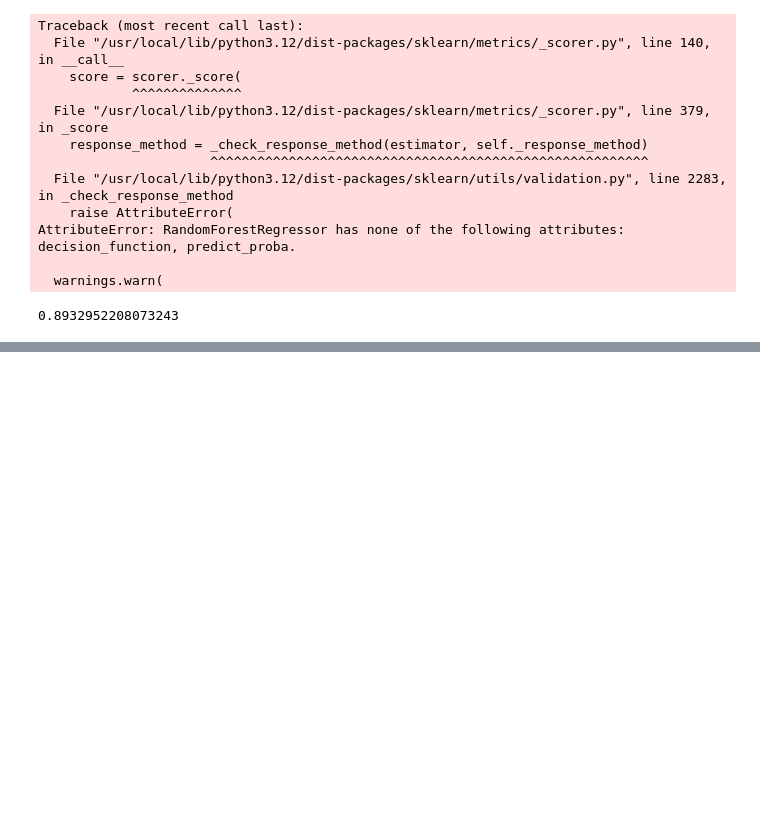
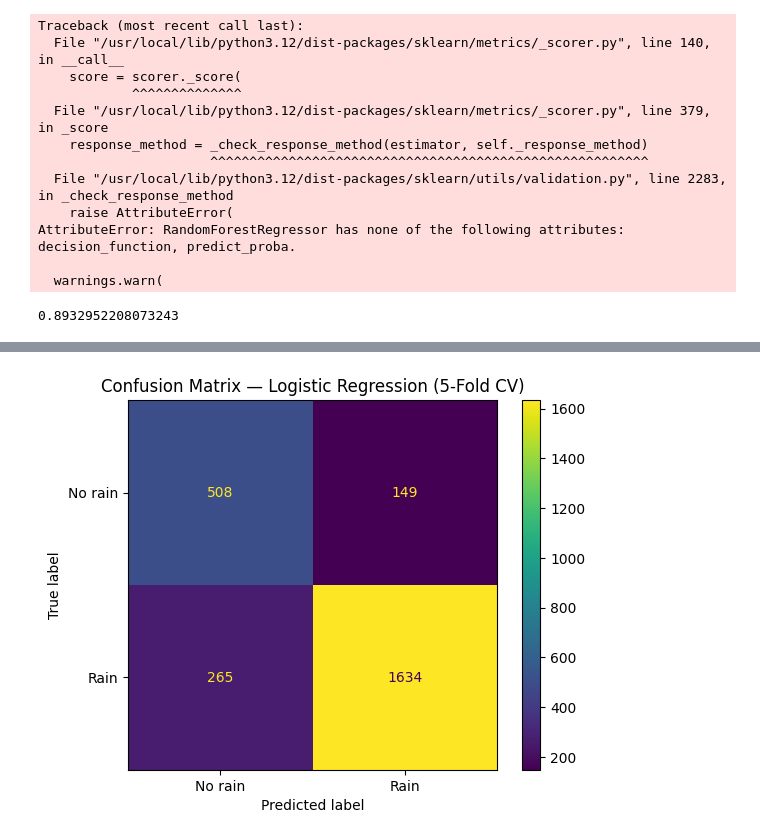
Before and after one commit to zikmundmartin7-lab/Rainfall, a Jupyter notebook: notebooks/05_final_model.ipynb, the cells around one changed output, grey strips where cells are left out. Drawn from its saved outputs; the diff is of its cells as text; code cells hidden in the pictures; blank space fills up the shorter version.

```diff
--- a/notebooks/05_final_model.ipynb
+++ b/notebooks/05_final_model.ipynb
@@ -849,0 +896,11 @@ X_test.to_csv('submission_2dts_k-mean_PCA_4_clusters.csv', columns=['id','rainfa
+# %%
+from sklearn.metrics import ConfusionMatrixDisplay
+from sklearn.model_selection import cross_val_predict
+
+y_pred = cross_val_predict(model_logistic_regression, X, y, cv=5)
+ConfusionMatrixDisplay.from_predictions(y, y_pred, display_labels=["No rain", "Rain"])
+plt.title("Confusion Matrix — Logistic Regression (5-Fold CV)")
+plt.savefig("../reports/figures/confusion_matrix.png", dpi=150, bbox_inches="tight")
+plt.show()
+# %% [output]
+[figure, added]
```
Also changed, not shown: parts of 4 cells of this notebook.
